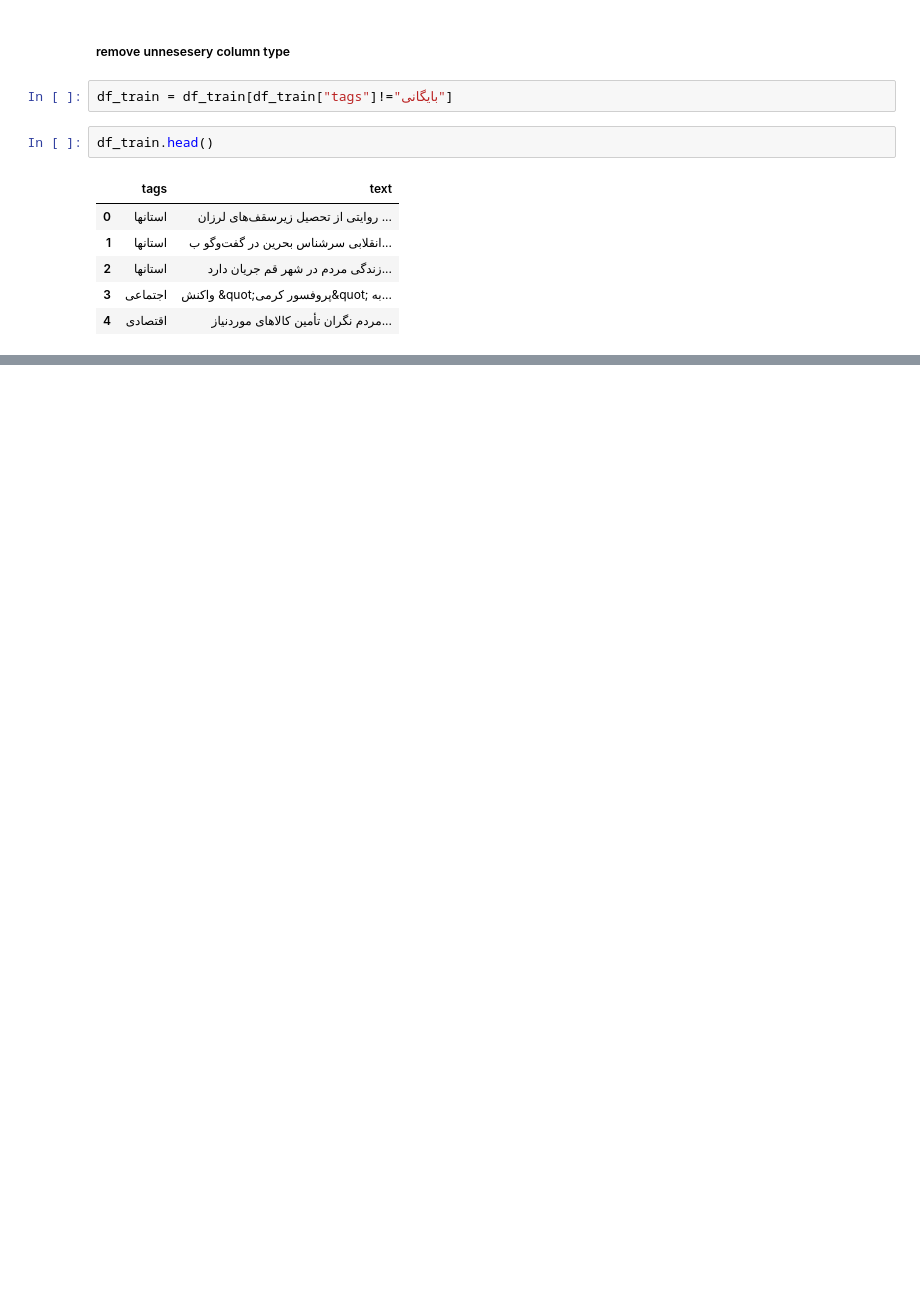
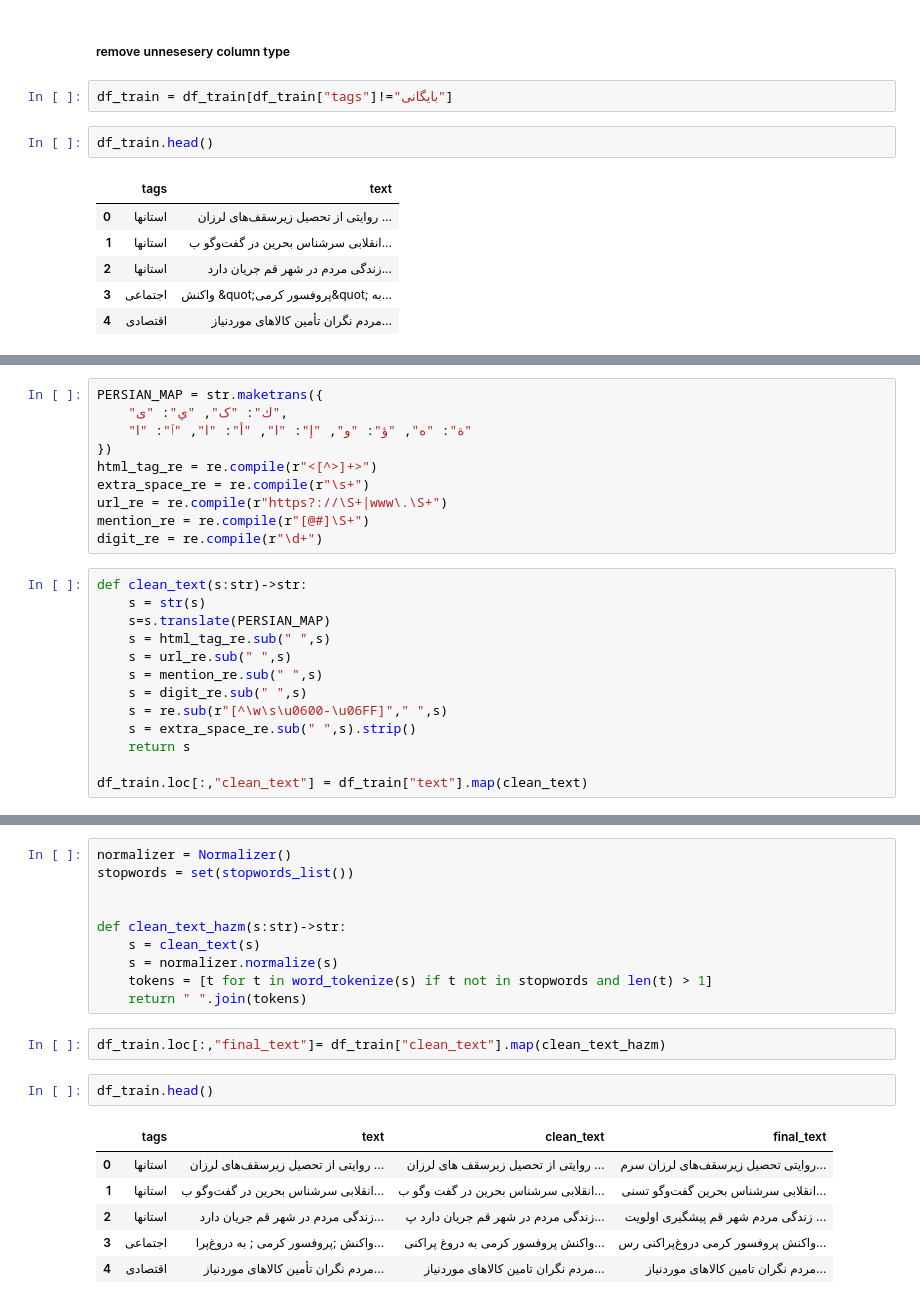
Before and after one commit to Mo-sharifi/news_classification, a Jupyter notebook: main.ipynb, the cells around one changed output, grey strips where cells are left out. Drawn from its saved outputs; the diff is of its cells as text; blank space fills up the shorter version.

```diff
--- a/main.ipynb
+++ b/main.ipynb
@@ -156,0 +189,23 @@ df_train.head()
+# %%
+PERSIAN_MAP = str.maketrans({
+    "ك": "ک", "ي": "ی",
+    "ة": "ه", "ؤ": "و", "إ": "ا", "أ": "ا", "ٱ": "ا"
+})
+html_tag_re = re.compile(r"<[^>]+>")
+extra_space_re = re.compile(r"\s+")
+url_re = re.compile(r"https?://\S+|www\.\S+")
+mention_re = re.compile(r"[@#]\S+")
+digit_re = re.compile(r"\d+")
+# %%
+def clean_text(s:str)->str:
+    s = str(s)
+    s=s.translate(PERSIAN_MAP)
+    s = html_tag_re.sub(" ",s)
+    s = url_re.sub(" ",s)
+    s = mention_re.sub(" ",s)
+    s = digit_re.sub(" ",s)
+    s = re.sub(r"[^\w\s\u0600-\u06FF]"," ",s)
+    s = extra_space_re.sub(" ",s).strip()
+    return s
+
+df_train.loc[:,"clean_text"] = df_train["text"].map(clean_text)
@@ -156,0 +221,21 @@ df_train.head()
+# %%
+normalizer = Normalizer()
+stopwords = set(stopwords_list())
+
+
+def clean_text_hazm(s:str)->str:
+    s = clean_text(s)
+    s = normalizer.normalize(s)
+    tokens = [t for t in word_tokenize(s) if t not in stopwords and len(t) > 1]
+    return " ".join(tokens)
+# %%
+df_train.loc[:,"final_text"]= df_train["clean_text"].map(clean_text_hazm)
+# %%
+df_train.head()
+# %% [output]
+|  | tags | text | clean_text | final_text |
+| 0 | استانها | روایتی از تحصیل زیرسقف‌های لرزان ... | روایتی از تحصیل زیرسقف های لرزان ... | روایتی تحصیل زیرسقف‌های لرزان سرم... |
+| 1 | استانها | انقلابی سرشناس بحرین در گفت‌وگو ب... | انقلابی سرشناس بحرین در گفت وگو ب... | انقلابی سرشناس بحرین گفت‌وگو تسنی... |
+| 2 | استانها | ‌زندگی مردم در شهر قم ‌جریان دارد... | زندگی مردم در شهر قم جریان دارد پ... | زندگی مردم شهر قم پیشگیری اولویت ... |
+| 3 | اجتماعی | واکنش ;پروفسور کرمی ; به دروغ‌پرا... | واکنش پروفسور کرمی به دروغ پراکنی... | واکنش پروفسور کرمی دروغ‌پراکنی رس... |
+| 4 | اقتصادی | مردم نگران تأمین کالاهای موردنیاز... | مردم نگران تامین کالاهای موردنیاز... | مردم نگران تامین کالاهای موردنیاز... |
```
Also changed, not shown: parts of 13 cells of this notebook.
